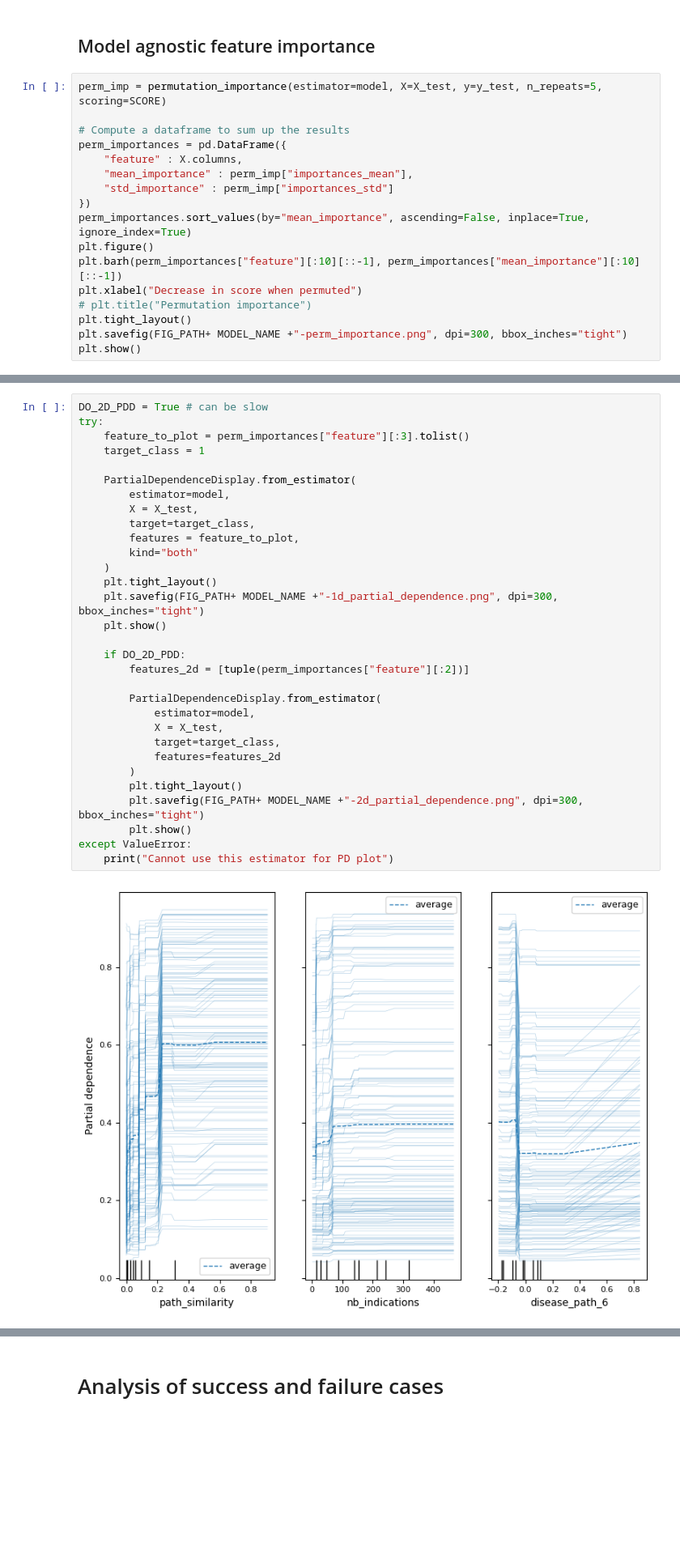
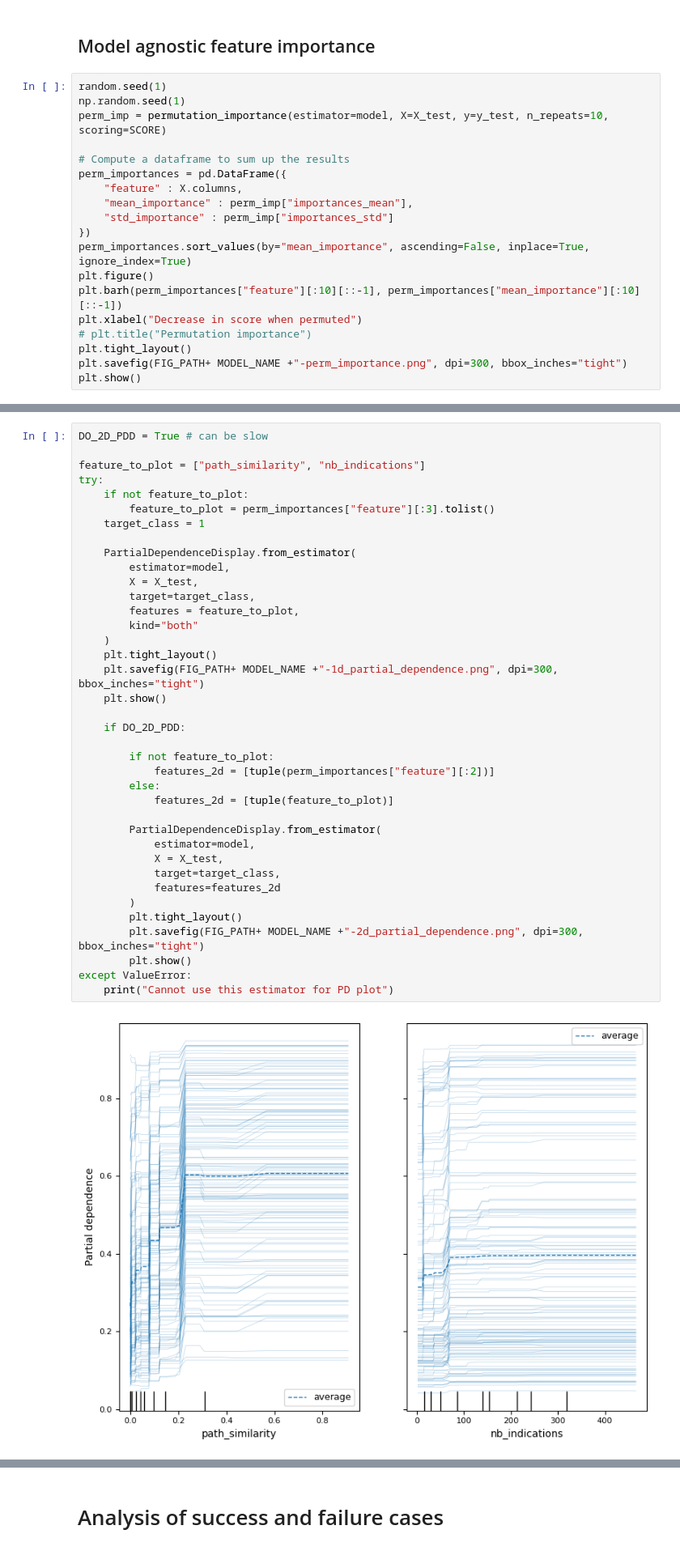
Before and after one commit to Vladislav-Antipin/DALAS-Project, a Jupyter notebook: notebooks/04-model_training.ipynb, the cells around one changed output, grey strips where cells are left out. Shown at 81% size. Drawn from its saved outputs; the diff is of its cells as text; blank space fills up the shorter version.

Commit message:
add and reference all figures

```diff
--- a/notebooks/04-model_training.ipynb
+++ b/notebooks/04-model_training.ipynb
@@ -444,7 +450,9 @@ if y_proba is not None:
 # %% [markdown]
 ## Model agnostic feature importance
 # %%
-perm_imp = permutation_importance(estimator=model, X=X_test, y=y_test, n_repeats=5, scoring=SCORE)
+random.seed(1)
+np.random.seed(1)
+perm_imp = permutation_importance(estimator=model, X=X_test, y=y_test, n_repeats=10, scoring=SCORE)
 
 # Compute a dataframe to sum up the results
 perm_importances = pd.DataFrame({
@@ -465,36 +473,43 @@ plt.show()
 # %%
 DO_2D_PDD = True # can be slow
+
+feature_to_plot = ["path_similarity", "nb_indications"]
 try:
-    feature_to_plot = perm_importances["feature"][:3].tolist()
+    if not feature_to_plot:
+        feature_to_plot = perm_importances["feature"][:3].tolist()
     target_class = 1
 
     PartialDependenceDisplay.from_estimator(
         estimator=model,
         X = X_test,
         target=target_class,
         features = feature_to_plot,
         kind="both"
     )
     plt.tight_layout()
     plt.savefig(FIG_PATH+ MODEL_NAME +"-1d_partial_dependence.png", dpi=300, bbox_inches="tight")
     plt.show()
 
     if DO_2D_PDD:
-        features_2d = [tuple(perm_importances["feature"][:2])]
+
+        if not feature_to_plot:
+            features_2d = [tuple(perm_importances["feature"][:2])]
+        else:
+            features_2d = [tuple(feature_to_plot)]
 
         PartialDependenceDisplay.from_estimator(
             estimator=model,
             X = X_test,
             target=target_class,
             features=features_2d
         )
         plt.tight_layout()
         plt.savefig(FIG_PATH+ MODEL_NAME +"-2d_partial_dependence.png", dpi=300, bbox_inches="tight")
         plt.show()
 except ValueError:
     print("Cannot use this estimator for PD plot")
 # %% [output]
-[figure, old version]
+[figure, new version]
 [figure]
 # %% [markdown]
 # Analysis of success and failure cases
```
Also changed, not shown: parts of 7 cells of this notebook, 23 other files.
